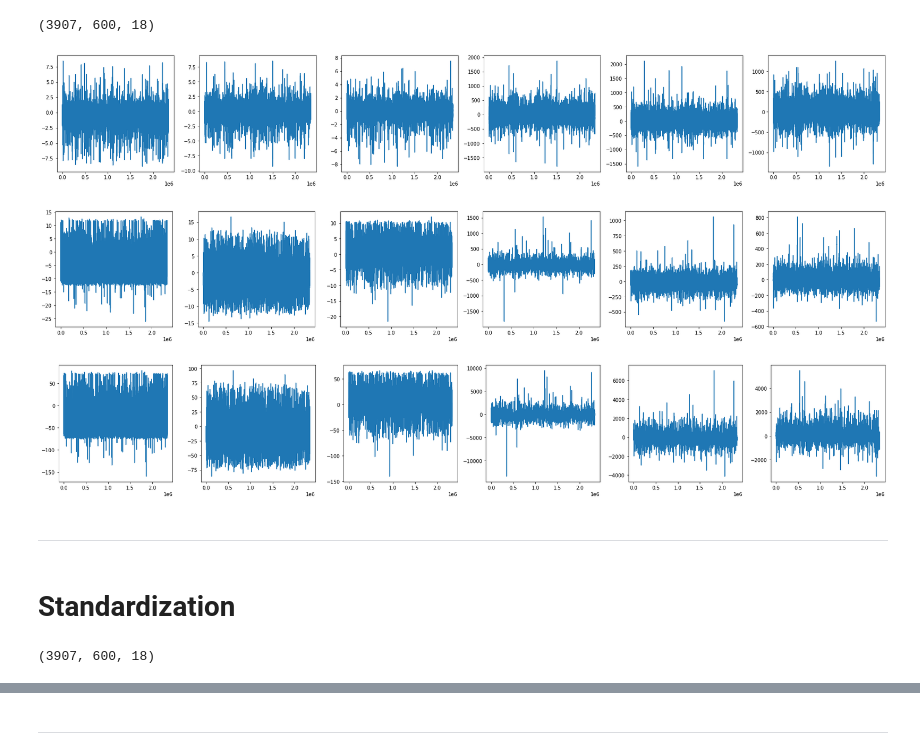
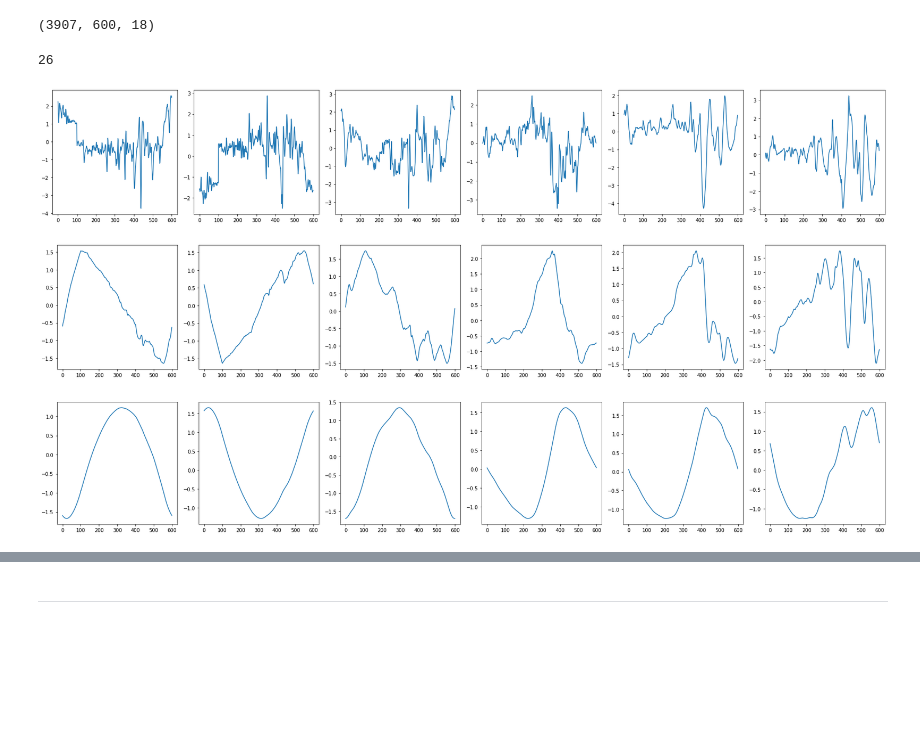
Before and after one commit to Kitsunetic/motion-classification-dacon, a Jupyter notebook: 0201 EDA.ipynb, the cells around one changed output, grey strips where cells are left out. Saved outputs shown, nothing was run; the diff lists cells and outputs as text; code cells hidden in the pictures; blank space fills up the shorter version.

```diff
--- a/0201 EDA.ipynb
+++ b/0201 EDA.ipynb
@@ -84,3 +84,8 @@ len(train)
 1875000
 # %% [markdown]
 Static stretch를 제외하고는 굉장히 적은 수의 데이터밖에 없다...
+# %%
+x = []
+j = 25
+for i in range(600):
+    x.append(train.iloc[j * 600 + i]["acc_x"])
@@ -207,7 +224,15 @@ import matplotlib.pyplot as plt
+# %%
+def standardization(x):
+    mean = x.mean()
+    std = x.std()
+    return (x - mean) / std
 # %%
 additives = []
 for j in tqdm(range(3907), total=3907, ncols=100):
     x = X[j]
+    for i in range(6):
+        x[:, i] = standardization(x[:, i])
+
     AVx, AVy, AVz, GVx, GVy, GVz = [0], [0], [0], [0], [0], [0]
 
     for i in range(1, 600):
@@ -217,6 +242,12 @@ for j in tqdm(range(3907), total=3907, ncols=100):
         GVx.append(GVx[i - 1] + x[i - 1, 3] * 0.02)
         GVy.append(GVy[i - 1] + x[i - 1, 4] * 0.02)
         GVz.append(GVz[i - 1] + x[i - 1, 5] * 0.02)
+    AVx = standardization(np.array(AVx))
+    AVy = standardization(np.array(AVy))
+    AVz = standardization(np.array(AVz))
+    GVx = standardization(np.array(GVx))
+    GVy = standardization(np.array(GVy))
+    GVz = standardization(np.array(GVz))
 
     ADx, ADy, ADz, GDx, GDy, GDz = [0, 0], [0, 0], [0, 0], [0, 0], [0, 0], [0, 0]
 
@@ -227,6 +258,12 @@ for j in tqdm(range(3907), total=3907, ncols=100):
         GDx.append(GDx[i - 1] + 0.02 * GVx[i - 2] + 0.0004 * x[i - 2, 3])
         GDy.append(GDy[i - 1] + 0.02 * GVy[i - 2] + 0.0004 * x[i - 2, 4])
         GDz.append(GDz[i - 1] + 0.02 * GVz[i - 2] + 0.0004 * x[i - 2, 5])
+    ADx = standardization(np.array(ADx))
+    ADy = standardization(np.array(ADy))
+    ADz = standardization(np.array(ADz))
+    GDx = standardization(np.array(GDx))
+    GDy = standardization(np.array(GDy))
+    GDz = standardization(np.array(GDz))
 
     additive = np.array([AVx, AVy, AVz, GVx, GVy, GVz, ADx, ADy, ADz, GDx, GDy, GDz]).T
     additives.append(additive)
@@ -256,35 +293,33 @@ X.shape
 # %% [output]
 (3907, 600, 18)
 # %%
+j = 86
+print(Y[j])
+x = X[j]
+x = np.roll(x, 100, axis=0)
+
 plt.figure(figsize=(24, 4))
 for i in range(6):
     plt.subplot(1, 6, i + 1)
-    plt.plot(X[..., i].flatten())
+    plt.plot(x[:, i].flatten())
 plt.tight_layout()
 plt.show()
 
 plt.figure(figsize=(24, 4))
 for i in range(6):
     plt.subplot(1, 6, i + 1)
-    plt.plot(X[..., 6 + i].flatten())
+    plt.plot(x[:, 6 + i].flatten())
 plt.tight_layout()
 plt.show()
 
 plt.figure(figsize=(24, 4))
 for i in range(6):
     plt.subplot(1, 6, i + 1)
-    plt.plot(X[..., 12 + i].flatten())
+    plt.plot(x[:, 12 + i].flatten())
 plt.tight_layout()
 plt.show()
 # %% [output]
+26
-[figure, old version]
+[figure, new version]
-[figure, old version]
+[figure, new version]
-[figure, old version]
+[figure, new version]
-# %% [markdown]
----
-# %% [markdown]
-# Standardization
-# %%
-X.shape
-# %% [output]
-(3907, 600, 18)
```
Also changed, not shown: parts of 11 cells of this notebook, 2 other files.
